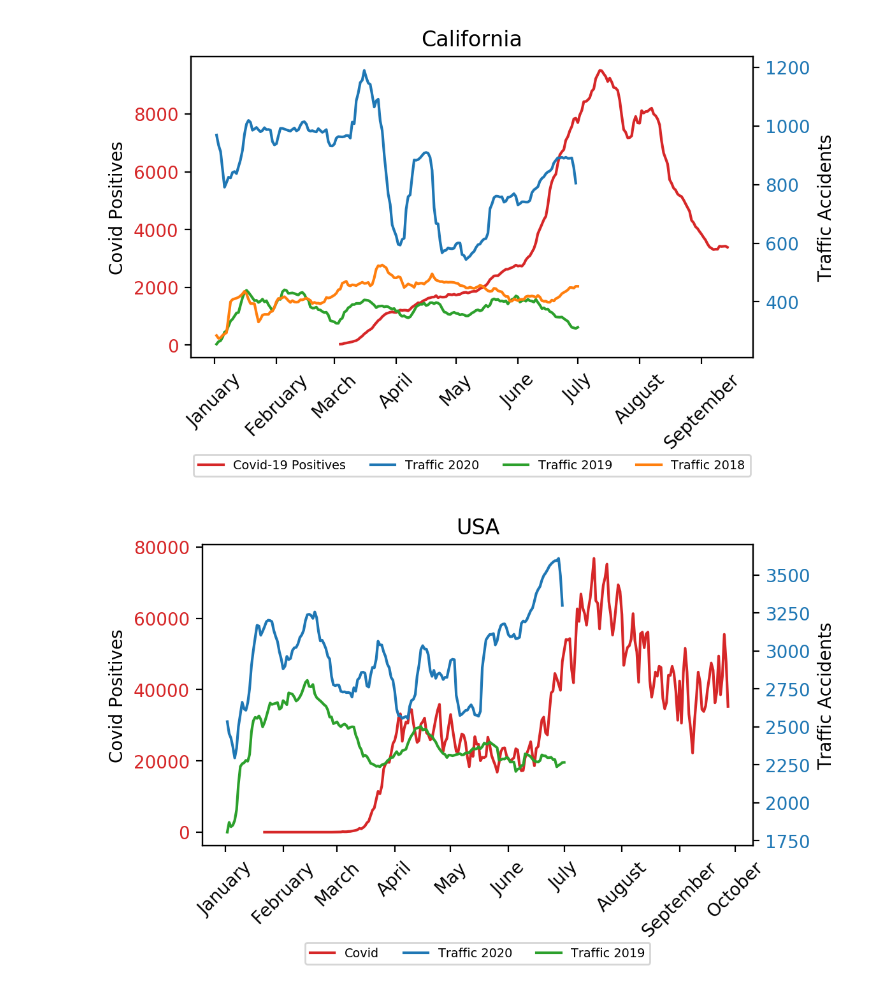
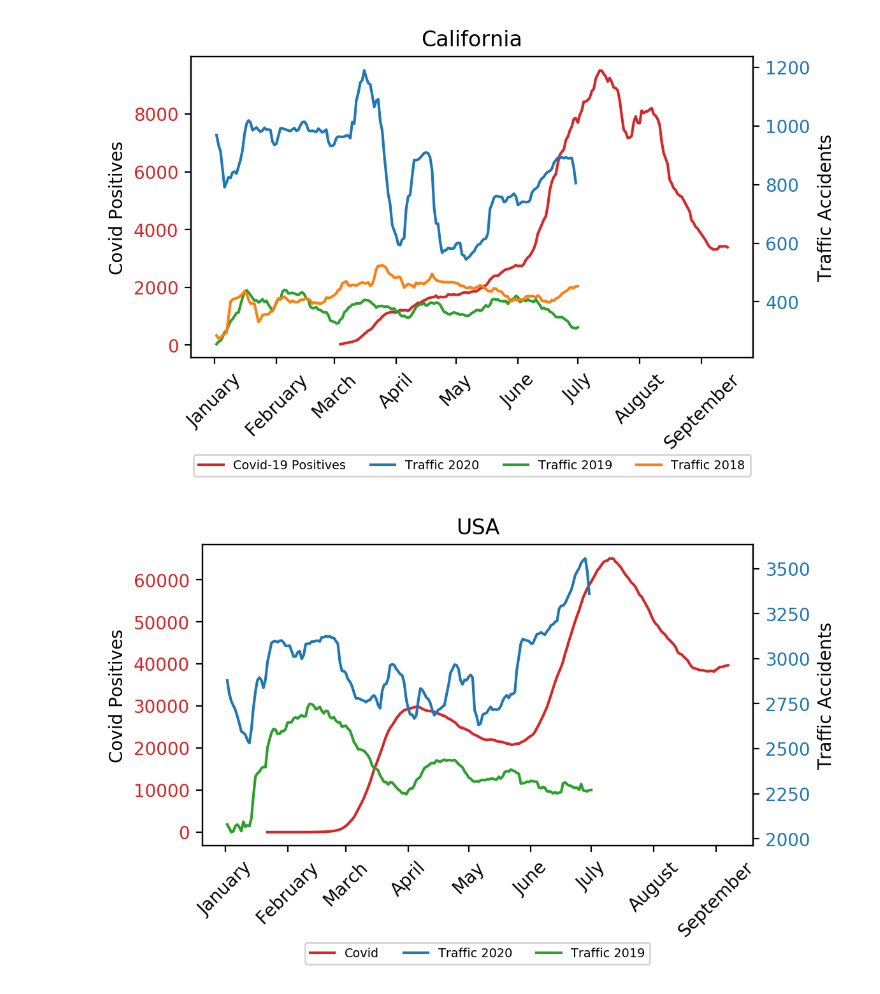
Before and after one commit to nesattorney/BED2056-project, a Jupyter notebook: project.ipynb, the cells around one changed output. Cells and saved outputs as stored; diff of their text form; code cells hidden in the pictures.

Commit message:
Fix covid positives not using moving average on country plot. Temporarily reduce dpi of plots to make them less annoying to work with in jupyter.

```diff
--- a/project.ipynb
+++ b/project.ipynb
@@ -212,7 +212,7 @@ def plot_covid_country(moving_avg_window):
     all_traffic_data.drop_duplicates(keep='first', inplace=True)
     all_traffic_data = all_traffic_data.sort_values(by='date')
 
-    # Apply moving average to data
+    # Apply moving average to traffic data
     all_traffic_data['count'] = all_traffic_data['count'].rolling(window = moving_avg_window).mean()
 
     # Traffic data 2020 to June
@@ -228,13 +228,15 @@ def plot_covid_country(moving_avg_window):
     all_traffic_data_2019 = all_traffic_data.loc[mask]
     all_traffic_data_2019['date'] = all_traffic_data_2019['date'] + pd.DateOffset(years=1)
 
-    fig, ax1 = plt.subplots(dpi = 200, linewidth=0.6)
+    fig, ax1 = plt.subplots(dpi = 100, linewidth=0.6)
     plt.xticks(rotation = 45)
 
     # Plot covid cases
     dates_covid = covid_all['date']
     positives = covid_all['positive']
     positives = get_daily_covid_contry()
+    positives = pd.Series(positives)
+    positives = positives.rolling(window = moving_avg_window).mean()
 
     color = 'tab:red'
     ax1.set_ylabel('Covid Positives')
@@ -249,33 +251,33 @@ def plot_covid_country(moving_avg_window):
 
     color = 'tab:blue'
     ax2.set_ylabel('Traffic Accidents')
     line2 = ax2.plot(dates_traffic, accidents, color=color, label="Traffic 2020")
     ax2.tick_params(axis='y', labelcolor=color)
     ax2.set_xticklabels(['January', 'February', 'March', 'April', 'May', 'June', 'July', 'August', 'September', 'October', 'November'])
 
     # Plot traffic accidents 2019
     dates_traffic = all_traffic_data_2019['date']
     accidents = all_traffic_data_2019['count']
 
     color = 'tab:green'
     line3 = ax2.plot(dates_traffic, accidents, color=color, label="Traffic 2019")
 
     # Combine labels from both axes
     lines = line1 + line2 + line3
     labels = [l.get_label() for l in lines]
 
     # Add legend to plot
     ax2.legend(lines, labels, loc='upper center', bbox_to_anchor=(0.5, -0.30),
           ncol=4, fancybox=True, fontsize="x-small")
 
     plt.title('USA')
 
     # Show figure
     fig.tight_layout()
     plt.savefig('figures/USA')
     plt.show()
 
-plot_covid_country(14)
+plot_covid_country(21)
 # %% [output]
-[figure, old version]
+[figure, new version]
 # %%
```
Also changed, not shown: parts of 2 cells of this notebook.
